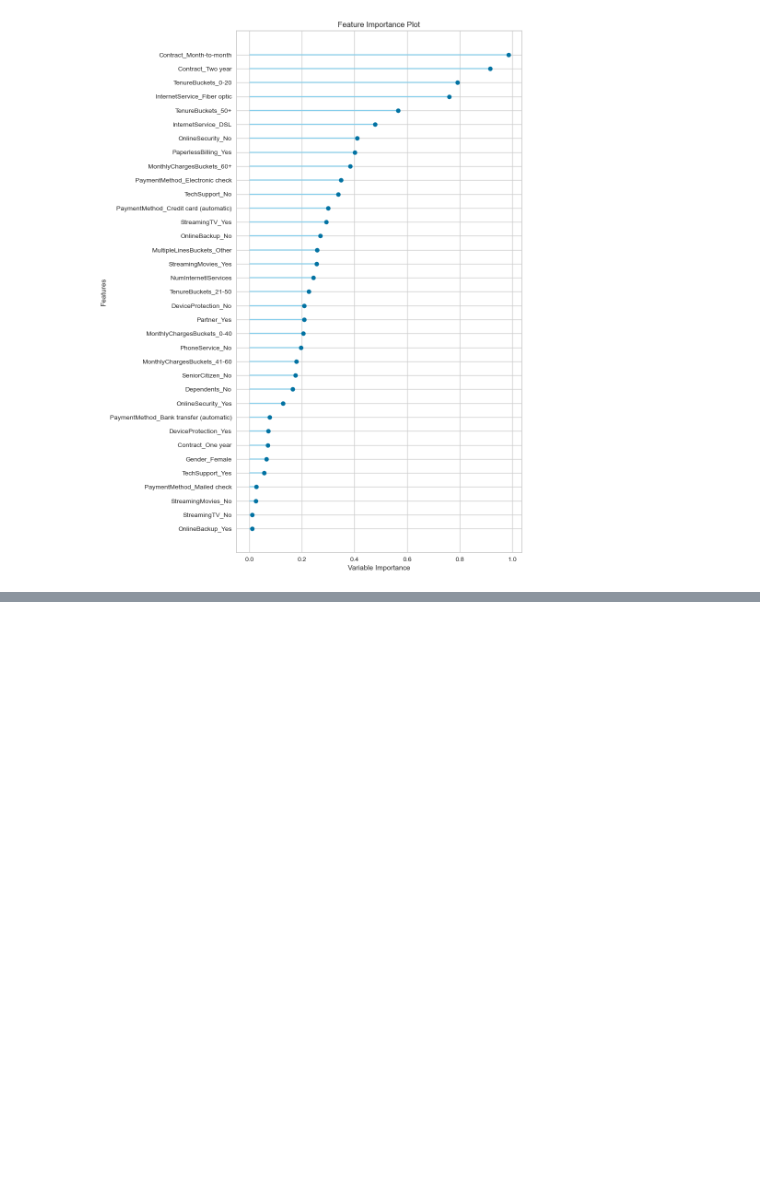
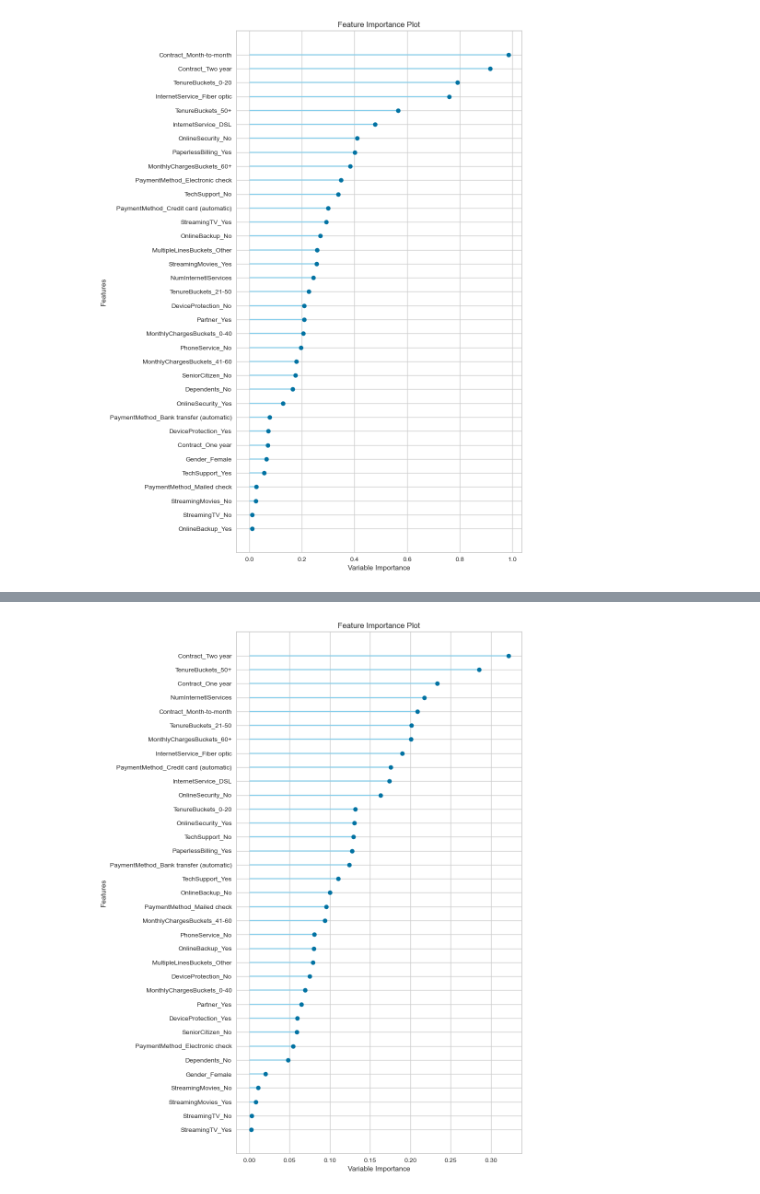
Before and after one commit to kubekmonika/customer-churn-analysis-telco-dataset, a Jupyter notebook: notebooks/model.ipynb, the cells around one changed output, grey strips where cells are left out. Saved outputs shown, nothing was run; the diff lists cells and outputs as text; code cells hidden in the pictures; blank space fills up the shorter version.

```diff
--- a/notebooks/model.ipynb
+++ b/notebooks/model.ipynb
@@ -164,0 +205,4 @@ plot_model(tuned_lr, plot = 'feature_all')
+# %%
+plot_model(tuned_ridge, plot = 'feature_all')
+# %% [output]
+[figure, added]
```
Also changed, not shown: parts of 7 cells of this notebook.
